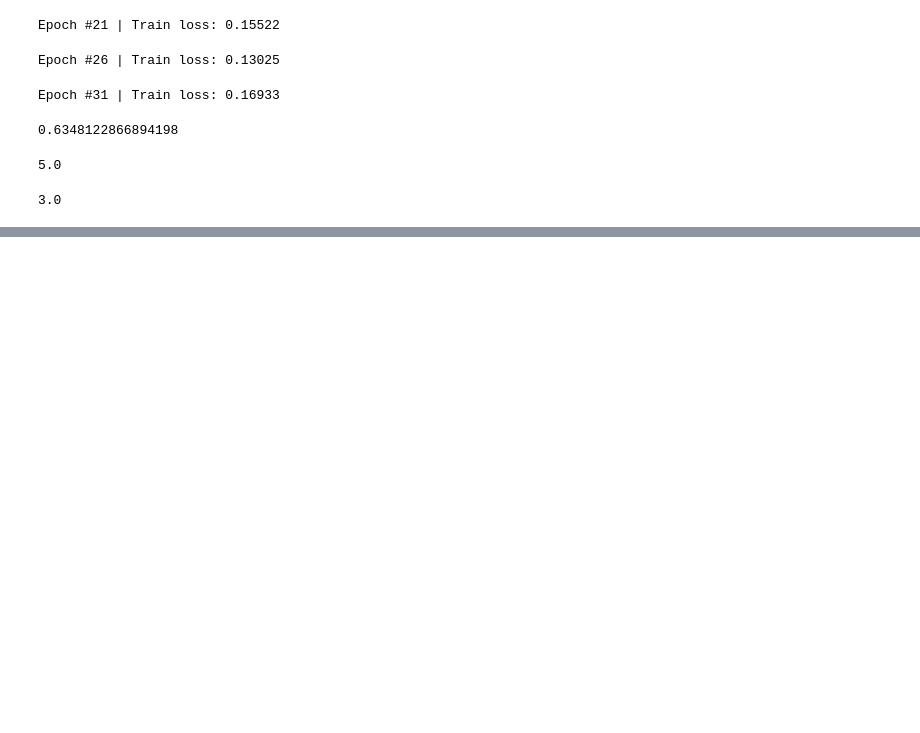
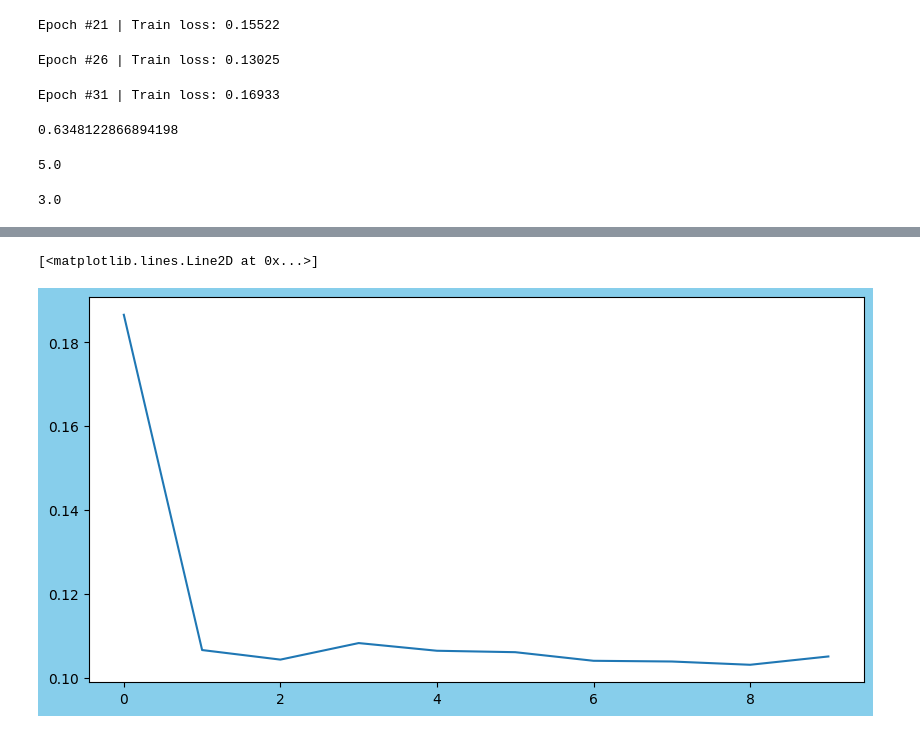
Before and after one commit to LuchianPeledutse/ML, a Jupyter notebook: p_nlp.ipynb, the cells around one changed output, grey strips where cells are left out. Drawn from its saved outputs; the diff is of its cells as text; code cells hidden in the pictures; blank space fills up the shorter version.

```diff
--- a/p_nlp.ipynb
+++ b/p_nlp.ipynb
@@ -1384,0 +1543,38 @@ model_inf(
+# %%
+bs = 128
+epoch = 10
+lr = 0.005
+# %%
+act_model = MainModel()
+train_loader = DataLoader(dataset = Train_dataset,shuffle = True,batch_size = bs)
+optimizer = torch.optim.Adam(act_model.parameters(),lr = lr,betas = (0.9,0.99))
+loss = nn.CrossEntropyLoss()
+# %%
+def train_model(model,train_loader,epoch,main_optim,main_loss,print_every = 1):
+    try:
+        train_losses = []
+        for ep in range(epoch):
+            model.train()
+            epoch_losses = []
+            for X,y in tqdm(train_loader,desc=f'Going through the loader on epoch #{ep+1}'):
+                main_optim.zero_grad()
+                y_pred = model(X).squeeze(dim = 1)
+                the_loss = main_loss(y_pred,y)
+                the_loss.backward()
+                main_optim.step()
+                epoch_losses.append(the_loss.item())
+            train_losses.append(round(np.array(epoch_losses).mean().item(),5))
+            if ep%print_every == 0:
+                print(f'Epoch #{ep+1} | Train loss: {train_losses[-1]}',end = '\n\n')
+        return train_losses
+    except KeyboardInterrupt:
+        return train_losses
+# %%
+res_mod = train_model(
+    model = act_model,
+    train_loader = train_loader,
+    main_optim = optimizer,
+    epoch = epoch,
+    main_loss = loss,
+    print_every=1
+)
@@ -1384,0 +1625,7 @@ model_inf(
+# %%
+loss_figure = plt.figure(figsize=(10,5),facecolor = 'skyblue')
+loss_ax = loss_figure.add_subplot()
+loss_ax.plot(res_mod)
+# %% [output]
+[<matplotlib.lines.Line2D at 0x...>]
+[figure, added]
```
Also changed, not shown: parts of 50 cells of this notebook, 2 other files.
